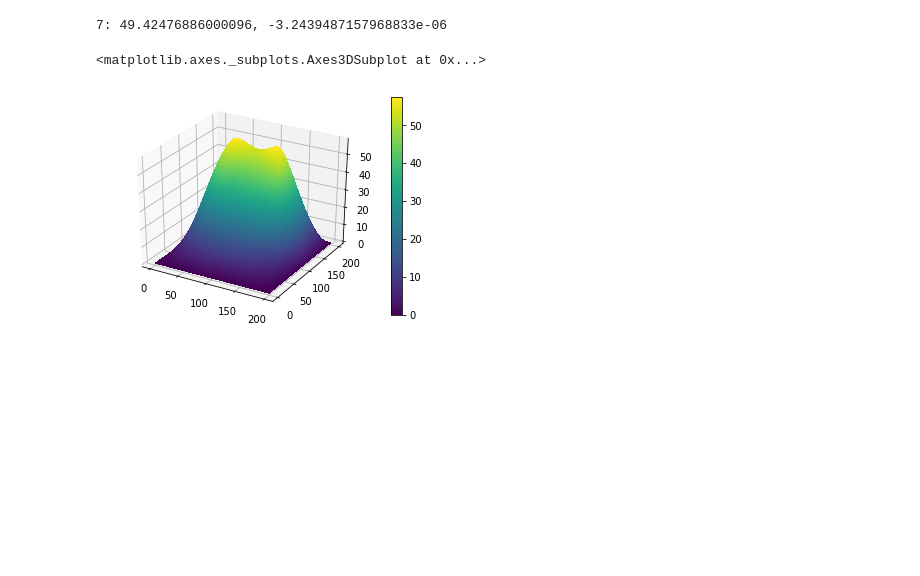
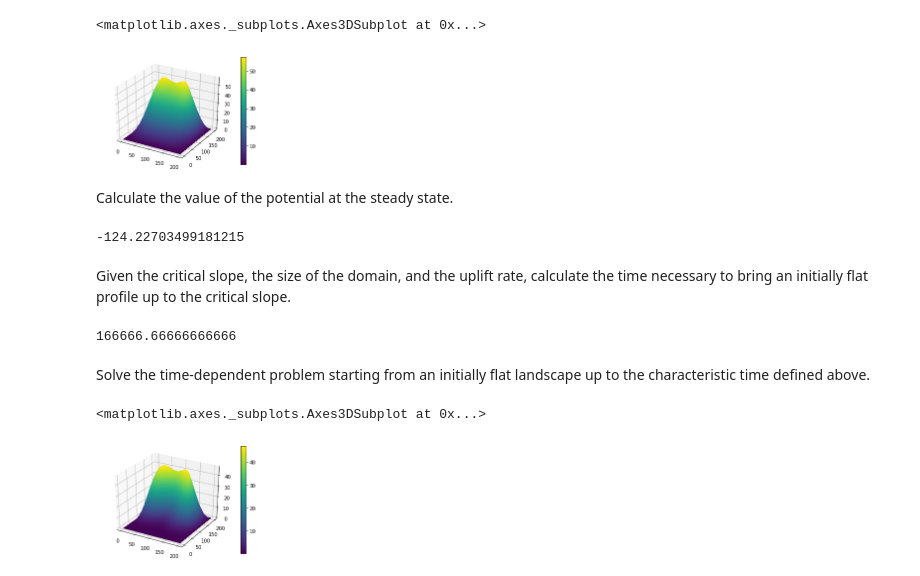
Before and after one commit to danshapero/hillslope, a Jupyter notebook: hillslope.ipynb, the cells around one changed output. Cells and saved outputs as stored; diff of their text form; code cells hidden in the pictures; blank space fills up the shorter version.

Commit message:
Added time-dependent solve

```diff
--- a/hillslope.ipynb
+++ b/hillslope.ipynb
@@ -26,0 +34,25 @@ firedrake.plot(u, cmap='viridis', plot3d=True)
+# %%
+zs = hillslope.steady_state(u)
+# %%
+firedrake.plot(zs, cmap='viridis', plot3d=True)
+# %% [output]
+<matplotlib.axes._subplots.Axes3DSubplot at 0x...>
+[figure, added]
+# %% [markdown]
+Calculate the value of the potential at the steady state.
+# %%
+from firedrake import inner, grad, dx, ln
+J = -(k * S**2 / 2 * ln(1 - inner(grad(zs), grad(zs)) / S**2) + u * zs) * dx
+
+print(firedrake.assemble(J))
+# %% [output]
+-124.22703499181215
+# %% [markdown]
+Given the critical slope, the size of the domain, and the uplift rate, calculate the time necessary to bring an initially flat profile up to the critical slope.
+# %%
+T = S * Lx / (2 * U)
+print(T)
+# %% [output]
+166666.66666666666
+# %% [markdown]
+Solve the time-dependent problem starting from an initially flat landscape up to the characteristic time defined above.
@@ -27,7 +72,5 @@ firedrake.plot(u, cmap='viridis', plot3d=True)
 # %%
-z = hillslope.steady_state(u)
 firedrake.plot(z, cmap='viridis', plot3d=True)
 # %% [output]
-7: 49.42476886000096, -3.2439487157968833e-06
+<matplotlib.axes._subplots.Axes3DSubplot at 0x...>
-<matplotlib.axes._subplots.Axes3DSubplot at 0x...>
-[figure, old version]
+[figure, new version]
```
Also changed, not shown: parts of 12 cells of this notebook, 3 other files.
